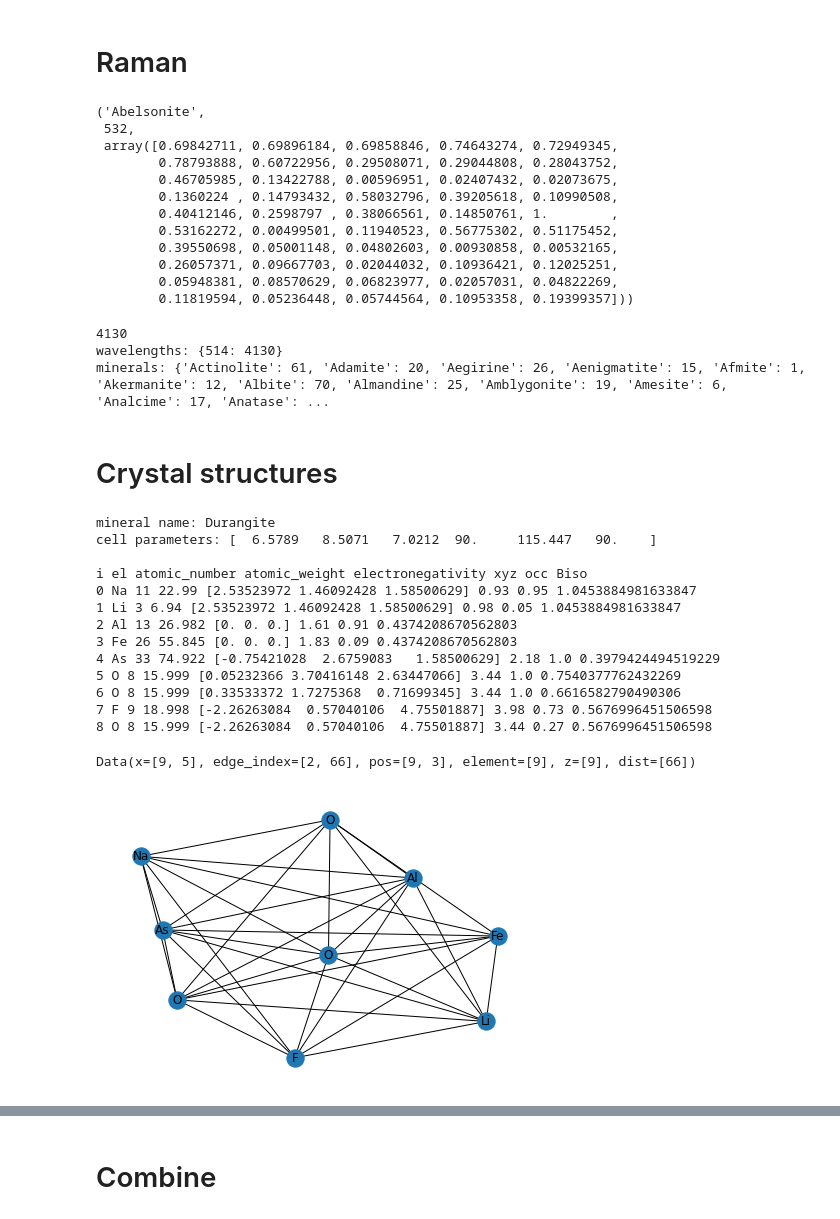
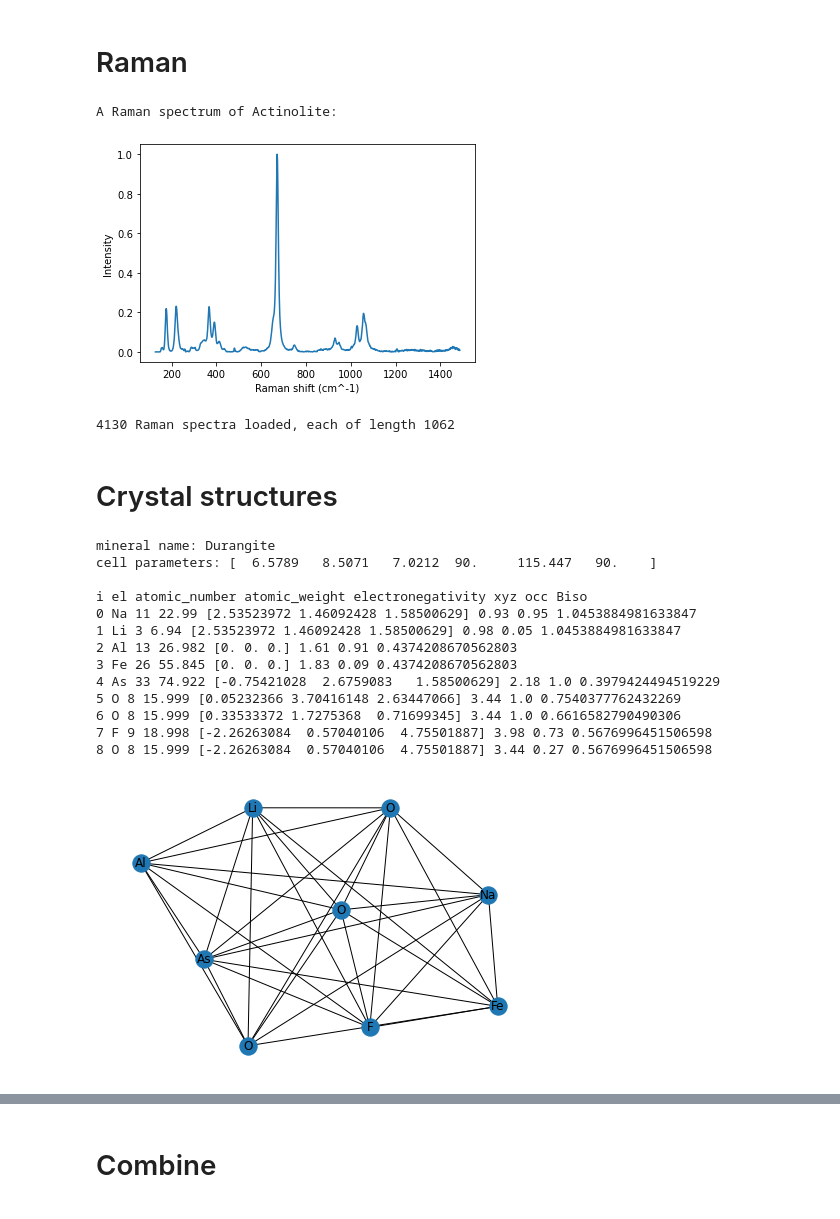
Before and after one commit to gordondowns/cs224w-project, a Jupyter notebook: notebooks/01_load_dataset.ipynb, the cells around one changed output, grey strips where cells are left out. Saved outputs shown, nothing was run; the diff lists cells and outputs as text; code cells hidden in the pictures.

```diff
--- a/notebooks/01_load_dataset.ipynb
+++ b/notebooks/01_load_dataset.ipynb
@@ -22,20 +21,3 @@ import torch_geometric
 # %% [markdown]
 # Raman
-# %%
-fp = "../data/raw/raman/excellent_unoriented/Abelsonite__R070007__Raman__532__0__unoriented__Raman_Data_Processed__27040.txt"
-model_wavenumber_values = np.arange(1000.0,500.0,-10.0)
-load_raman_spectra.load_single_raman_spectrum(model_wavenumber_values,fp)
-# %% [output]
-('Abelsonite',
- 532,
- array([0.69842711, 0.69896184, 0.69858846, 0.74643274, 0.72949345,
-        0.78793888, 0.60722956, 0.29508071, 0.29044808, 0.28043752,
-        0.46705985, 0.13422788, 0.00596951, 0.02407432, 0.02073675,
-        0.1360224 , 0.14793432, 0.58032796, 0.39205618, 0.10990508,
-        0.40412146, 0.2598797 , 0.38066561, 0.14850761, 1.        ,
-        0.53162272, 0.00499501, 0.11940523, 0.56775302, 0.51175452,
-        0.39550698, 0.05001148, 0.04802603, 0.00930858, 0.00532165,
-        0.26057371, 0.09667703, 0.02044032, 0.10936421, 0.12025251,
-        0.05948381, 0.08570629, 0.06823977, 0.02057031, 0.04822269,
-        0.11819594, 0.05236448, 0.05744564, 0.10953358, 0.19399357]))
 # %%
@@ -43,34 +25,34 @@ model_wavenumber_values = np.arange(1000.0,500.0,-10.0)
 chosen_wavelength = 514
 raman_file_paths, raman_mineral_names, raman_spectra, raman_wavelengths = load_raman_spectra.load_raman_data(model_wavenumber_values,wavelength=chosen_wavelength)
+# %%
+print(f"A Raman spectrum of {raman_mineral_names[0]}:")
+plotting.plot_spectra([(x,y) for x,y in zip(model_wavenumber_values,raman_spectra[0])], legend=False)
+# %% [output]
+A Raman spectrum of Actinolite:
+[figure, added]
 # %%
-print(len(raman_mineral_names))
-print("wavelengths:",dict(Counter(raman_wavelengths))) # So, probably just go for 514 nm wavelength
-print("minerals:",dict(Counter(raman_mineral_names)))
-# consider removing minerals with fewer than 1-2 spectra
+print(len(raman_mineral_names), "Raman spectra loaded, each of length", len(raman_spectra[0]))
+# print("wavelengths:",dict(Counter(raman_wavelengths)))
+# print("minerals:",dict(Counter(raman_mineral_names)))
 # %% [output]
-4130
-wavelengths: {514: 4130}
-minerals: {'Actinolite': 61, 'Adamite': 20, 'Aegirine': 26, 'Aenigmatite': 15, 'Afmite': 1, 'Akermanite': 12, 'Albite': 70, 'Almandine': 25, 'Amblygonite': 19, 'Amesite': 6, 'Analcime': 17, 'Anatase': ...
+4130 Raman spectra loaded, each of length 1062
 # %% [markdown]
 # Crystal structures
 # %%
-fp = "../data/raw/CIFs2/Acuminite0010999.cif"
 fp = "../data/raw/CIFs2/Durangite0019593.cif"
 mineral_name, G = load_crystal_structures.load_single_crystal_structure(fp,verbose=True)
-pyg.utils.convert.from_networkx(G)
 # %% [output]
 mineral name: Durangite
 cell parameters: [  6.5789   8.5071   7.0212  90.     115.447   90.    ]
 
 i el atomic_number atomic_weight electronegativity xyz occ Biso
 0 Na 11 22.99 [2.53523972 1.46092428 1.58500629] 0.93 0.95 1.0453884981633847
 1 Li 3 6.94 [2.53523972 1.46092428 1.58500629] 0.98 0.05 1.0453884981633847
 2 Al 13 26.982 [0. 0. 0.] 1.61 0.91 0.4374208670562803
 3 Fe 26 55.845 [0. 0. 0.] 1.83 0.09 0.4374208670562803
 4 As 33 74.922 [-0.75421028  2.6759083   1.58500629] 2.18 1.0 0.3979424494519229
 5 O 8 15.999 [0.05232366 3.70416148 2.63447066] 3.44 1.0 0.7540377762432269
 6 O 8 15.999 [0.33533372 1.7275368  0.71699345] 3.44 1.0 0.6616582790490306
 7 F 9 18.998 [-2.26263084  0.57040106  4.75501887] 3.98 0.73 0.5676996451506598
 8 O 8 15.999 [-2.26263084  0.57040106  4.75501887] 3.44 0.27 0.5676996451506598
-Data(x=[9, 5], edge_index=[2, 66], pos=[9, 3], element=[9], z=[9], dist=[66])
-[figure, old version]
+[figure, new version]
```
Also changed, not shown: parts of 13 cells of this notebook, 5 other files.
